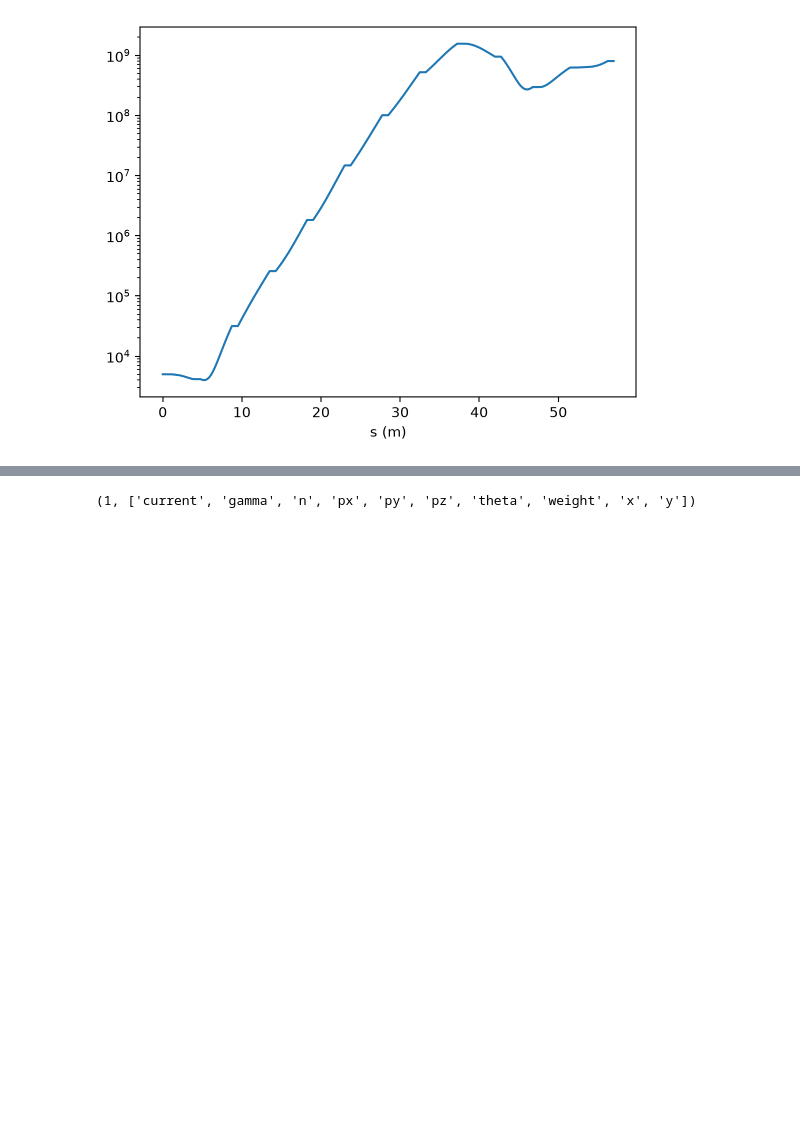
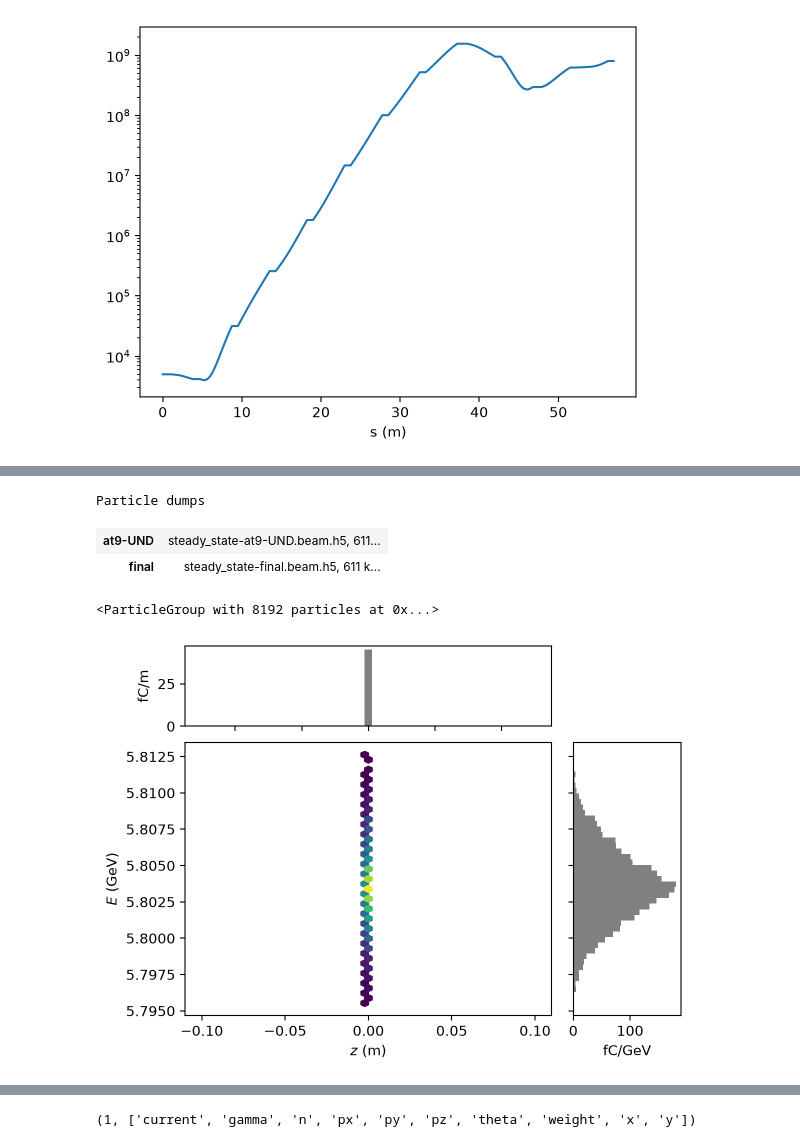
Before and after one commit to ChristopherMayes/lucifer, a Jupyter notebook: docs/notebooks/output.ipynb, the cells around one changed output, grey strips where cells are left out. Cells and saved outputs as stored; diff of their text form; code cells hidden in the pictures; blank space fills up the shorter version.

```diff
--- a/docs/notebooks/output.ipynb
+++ b/docs/notebooks/output.ipynb
@@ -79,0 +82,15 @@ plt.xlabel("s (m)");
+# %%
+L.output.particles
+# %% [output]
+Particle dumps
+| at9-UND | steady_state-at9-UND.beam.h5, 611... |
+| final | steady_state-final.beam.h5, 611 k... |
+# %%
+P = L.output.particles["final"]
+P
+# %% [output]
+<ParticleGroup with 8192 particles at 0x...>
+# %%
+P.plot("z", "energy")
+# %% [output]
+[figure, added]
```
Also changed, not shown: parts of 5 cells of this notebook, 13 other files.
